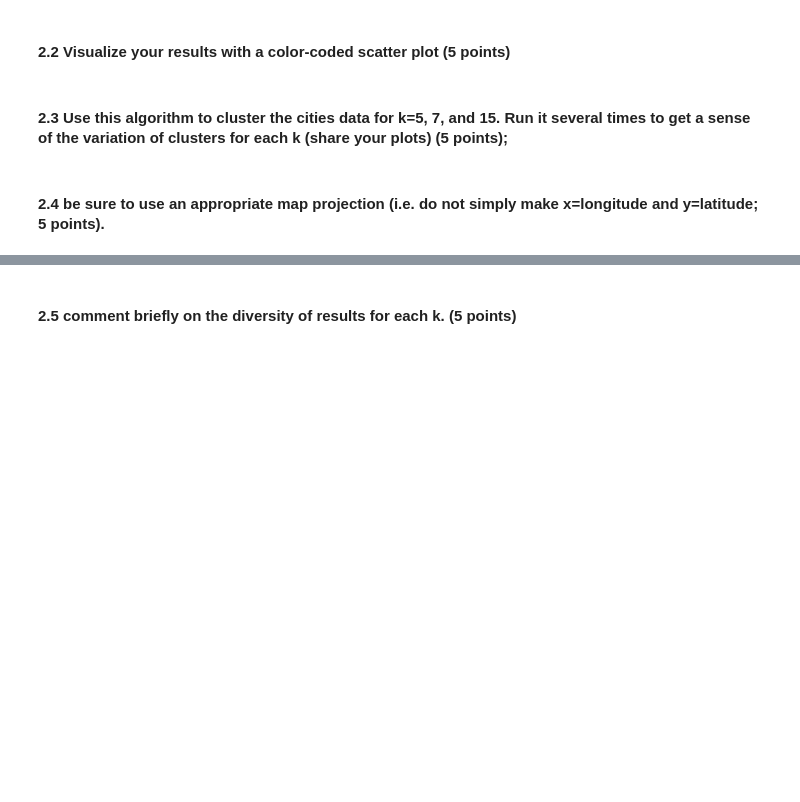
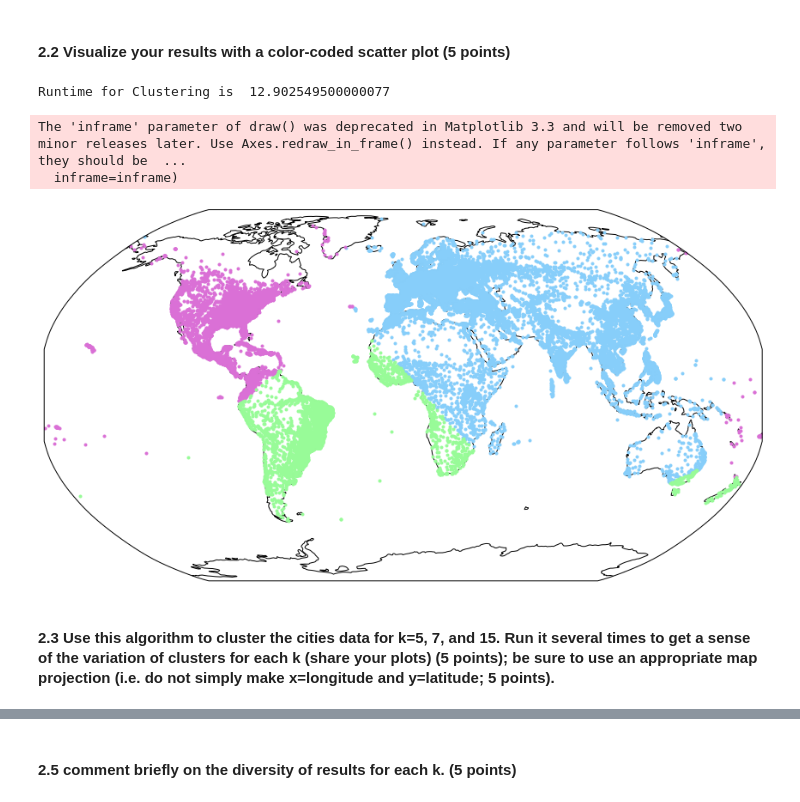
Before and after one commit to xyqiuchloe/BIS-634-Homework-XinyueQiu, a Jupyter notebook: homework4/assignment4.ipynb, the cells around one changed output, grey strips where cells are left out. Saved outputs shown, nothing was run; the diff lists cells and outputs as text; code cells hidden in the pictures; blank space fills up the shorter version.

```diff
--- a/homework4/assignment4.ipynb
+++ b/homework4/assignment4.ipynb
@@ -134,6 +197,53 @@ def haversine(lon1, lat1, lon2, lat2):
+# %%
+def geo_kmeans(k=3):
+    df2 = df.copy() #create a copy so that modification not take place at df
+    pts = [np.array(pt) for pt in zip(df2['lng'], df2['lat'])]
+    checkpoint1 = perf_counter()
+    centers = random.sample(pts, k)
+    old_cluster_ids, cluster_ids = None, []
+
+    while cluster_ids != old_cluster_ids:
+        old_cluster_ids = list(cluster_ids)
+        cluster_ids = []
+        for pt in pts:
+            min_cluster = -1
+            min_dist = float('inf')
+            for i, center in enumerate(centers):
+                dist = haversine(pt[0], pt[1], center[0], center[1])
+                if dist < min_dist:
+                    min_cluster = i
+                    min_dist = dist
+            cluster_ids.append(min_cluster)
+        df2['cluster'] = cluster_ids
+        df2['cluster'] = df2['cluster'].astype('category')
+        cluster_pts = [[pt for pt, cluster in zip(pts, cluster_ids) if cluster == match]
+                        for match in range(k)]
+        centers = [centroid(pts) for pts in cluster_pts]
+    checkpoint2 = perf_counter()
+    print("Runtime for Clustering is ", checkpoint2 - checkpoint1)
+
+    #draw the plot
+    color_list = ['lightSkyBlue','orchid','PaleGreen','yellow','pink',
+                    'plum','MistyRose','MediumPurple','LightSteelBlue','PeachPuff',
+                    'PaleTurquoise','PaleTurquoise','PaleVioletRed','oliveDrab','MidnightBlue']
+
+    fig = plt.figure(figsize = (15, 15))
+    ax = fig.add_subplot(1, 1, 1, projection=ccrs.Robinson())
+    ax.coastlines()
+    for i in range(k):
+        lngs = df2[df2["cluster"] == i]["lng"]
+        lats = df2[df2["cluster"] == i]["lat"]
+        ax.plot(lngs, lats, ".", c=color_list[i], transform=ccrs.PlateCarree())
+    ax.set_extent([-180, 180, -90, 90], crs=ccrs.PlateCarree())
+    plt.show()
 # %% [markdown]
 #### 2.2 Visualize your results with a color-coded scatter plot (5 points)
+# %%
+geo_kmeans()
+# %% [output]
+Runtime for Clustering is  12.902549500000077
+The 'inframe' parameter of draw() was deprecated in Matplotlib 3.3 and will be removed two minor releases later. Use Axes.redraw_in_frame() instead. If any parameter follows 'inframe', they should be  ...
+  inframe=inframe)
+[figure, added]
 # %% [markdown]
-#### 2.3 Use this algorithm to cluster the cities data for k=5, 7, and 15. Run it several times to get a sense of the variation of clusters for each k (share your plots) (5 points);
+#### 2.3 Use this algorithm to cluster the cities data for k=5, 7, and 15. Run it several times to get a sense of the variation of clusters for each k (share your plots) (5 points); be sure to use an appropriate map projection (i.e. do not simply make x=longitude and y=latitude; 5 points).
-# %% [markdown]
-#### 2.4 be sure to use an appropriate map projection (i.e. do not simply make x=longitude and y=latitude; 5 points).
```
Also changed, not shown: parts of 18 cells of this notebook.
